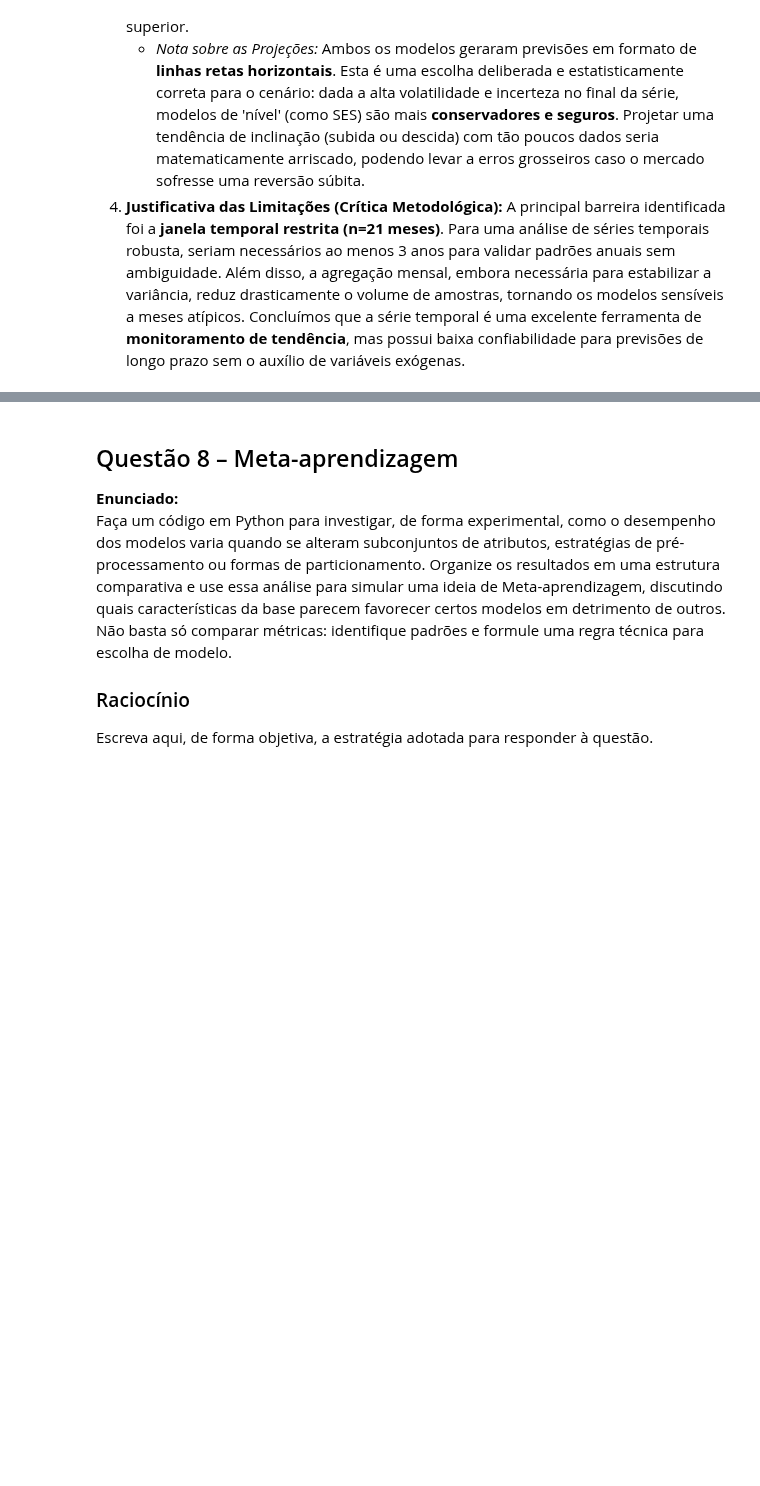
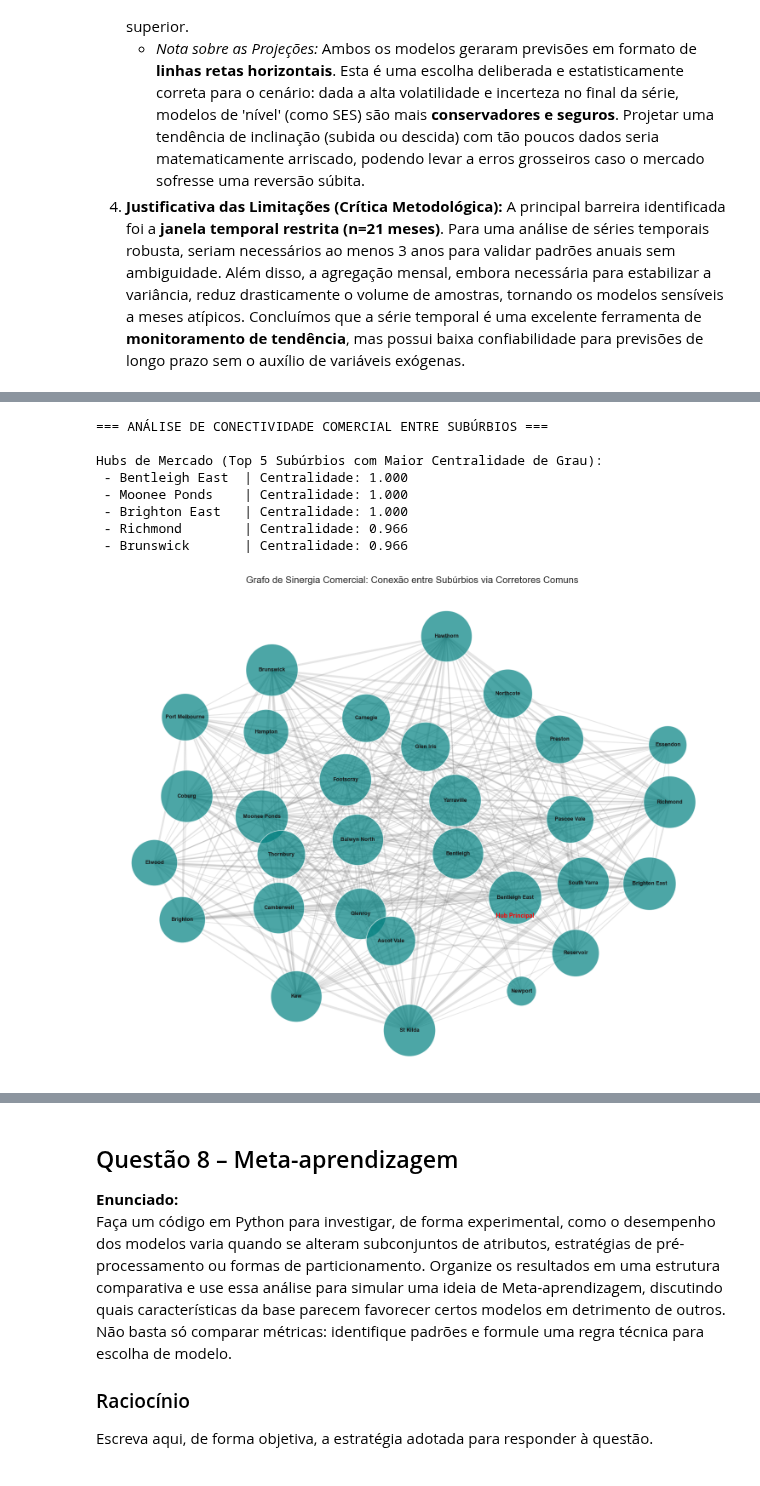
Before and after one commit to Kcodesufal/data-science-2026, a Jupyter notebook: lista 2/Lista_2_Kauê_respondida.ipynb, the cells around one changed output, grey strips where cells are left out. Saved outputs shown, nothing was run; the diff lists cells and outputs as text; code cells hidden in the pictures; blank space fills up the shorter version.

```diff
--- a/lista 2/Lista_2_Kauê_respondida.ipynb
+++ b/lista 2/Lista_2_Kauê_respondida.ipynb
@@ -664,4 +668,64 @@ Implemente abaixo o código da questão.
 # %%
-# Código da Questão 7
+import networkx as nx
+import matplotlib.pyplot as plt
+import numpy as np
+
+print("=== ANÁLISE DE CONECTIVIDADE COMERCIAL ENTRE SUBÚRBIOS ===")
+
+# 1. Seleção dos 30 subúrbios mais ativos
+top_30_suburbs = df['Suburb'].value_counts().nlargest(30).index
+df_net = df[df['Suburb'].isin(top_30_suburbs)]
+
+# 2. Mapeamento de Corretores por Subúrbio
+suburb_seller_map = df_net.groupby('Suburb')['SellerG'].unique()
+
+G = nx.Graph()
+G.add_nodes_from(top_30_suburbs)
+
+# 3. Construção das Arestas com Peso (Peso = número de corretores em comum)
+for i, s1 in enumerate(top_30_suburbs):
+    for s2 in top_30_suburbs[i+1:]:
+        shared_sellers = set(suburb_seller_map[s1]) & set(suburb_seller_map[s2])
+        # Conecta se houver uma base comum sólida de corretores ( > 3 )
+        if len(shared_sellers) > 3:
+            G.add_edge(s1, s2, weight=len(shared_sellers))
+
+# 4. Cálculo de Métricas
+degree_cent = nx.degree_centrality(G)
+sorted_centrality = sorted(degree_cent.items(), key=lambda x: x[1], reverse=True)
+
+print("\nHubs de Mercado (Top 5 Subúrbios com Maior Centralidade de Grau):")
+for suburb, val in sorted_centrality[:5]:
+    print(f" - {suburb:<15} | Centralidade: {val:.3f}")
+
+# 5. Visualização Profissional
+plt.figure(figsize=(15, 12))
+pos = nx.kamada_kawai_layout(G) # Layout mais estável para visualização de distâncias
+
+# Configurações visuais
+node_sizes = [v * 8000 for v in degree_cent.values()]
+edge_widths = [d['weight'] * 0.3 for u, v, d in G.edges(data=True)]
+
+nx.draw_networkx_nodes(G, pos, node_size=node_sizes, node_color='teal', alpha=0.7, edgecolors='white')
+nx.draw_networkx_edges(G, pos, width=edge_widths, alpha=0.2, edge_color='gray')
+nx.draw_networkx_labels(G, pos, font_size=9, font_weight='bold', font_family='sans-serif')
+
+plt.title('Grafo de Sinergia Comercial: Conexão entre Subúrbios via Corretores Comuns', fontsize=16, pad=20)
+plt.text(pos[sorted_centrality[0][0]][0], pos[sorted_centrality[0][0]][1]-0.1,
+         'Hub Principal', fontsize=10, color='red', fontweight='bold', ha='center')
+
+plt.axis('off')
+plt.tight_layout()
+plt.show()
+# %% [output]
+=== ANÁLISE DE CONECTIVIDADE COMERCIAL ENTRE SUBÚRBIOS ===
+
+Hubs de Mercado (Top 5 Subúrbios com Maior Centralidade de Grau):
+ - Bentleigh East  | Centralidade: 1.000
+ - Moonee Ponds    | Centralidade: 1.000
+ - Brighton East   | Centralidade: 1.000
+ - Richmond        | Centralidade: 0.966
+ - Brunswick       | Centralidade: 0.966
+[figure, added]
 # %% [markdown]
 ### Conclusão da Questão 7
```
Also changed, not shown: parts of 2 cells of this notebook.
